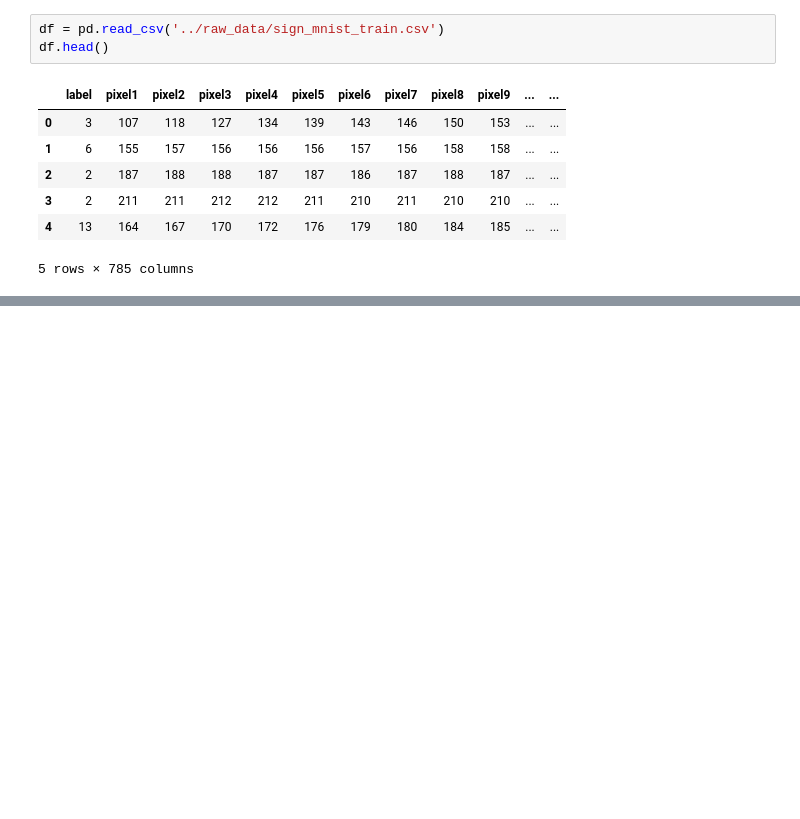
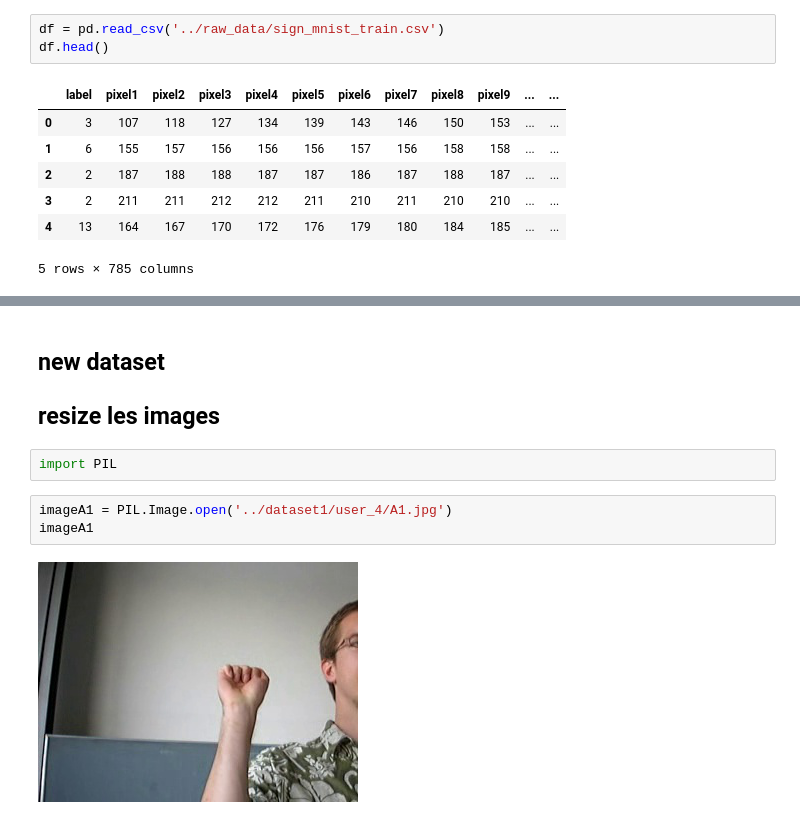
Before and after one commit to ylg619/sld, a Jupyter notebook: notebooks/notebookselma.ipynb, the cells around one changed output, grey strips where cells are left out. Cells and saved outputs as stored; diff of their text form; blank space fills up the shorter version.

```diff
--- a/notebooks/notebookselma.ipynb
+++ b/notebooks/notebookselma.ipynb
@@ -16,0 +298,10 @@ df.head()
+# %% [markdown]
+## new dataset
+## resize les images
+# %%
+import PIL
+# %%
+imageA1 = PIL.Image.open('../dataset1/user_4/A1.jpg')
+imageA1
+# %% [output]
+[figure, added]
```
Also changed, not shown: parts of 44 cells of this notebook.
